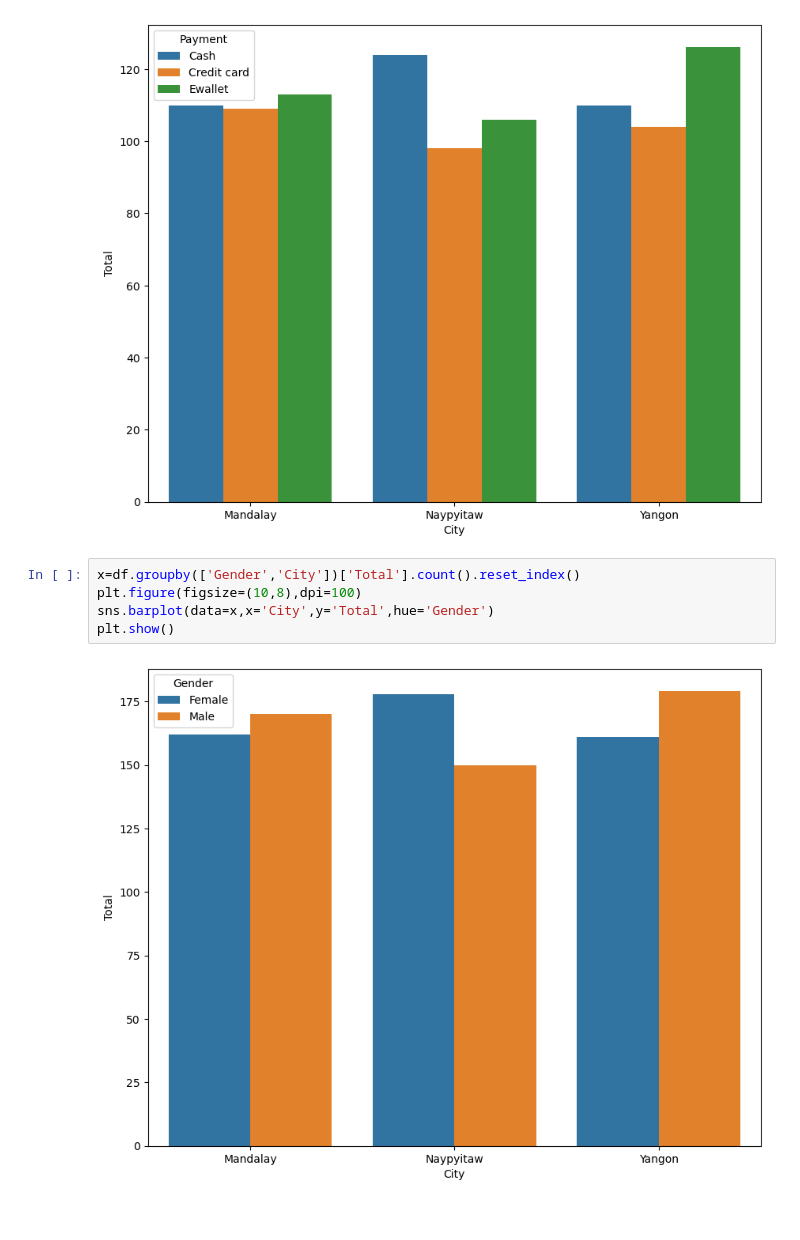
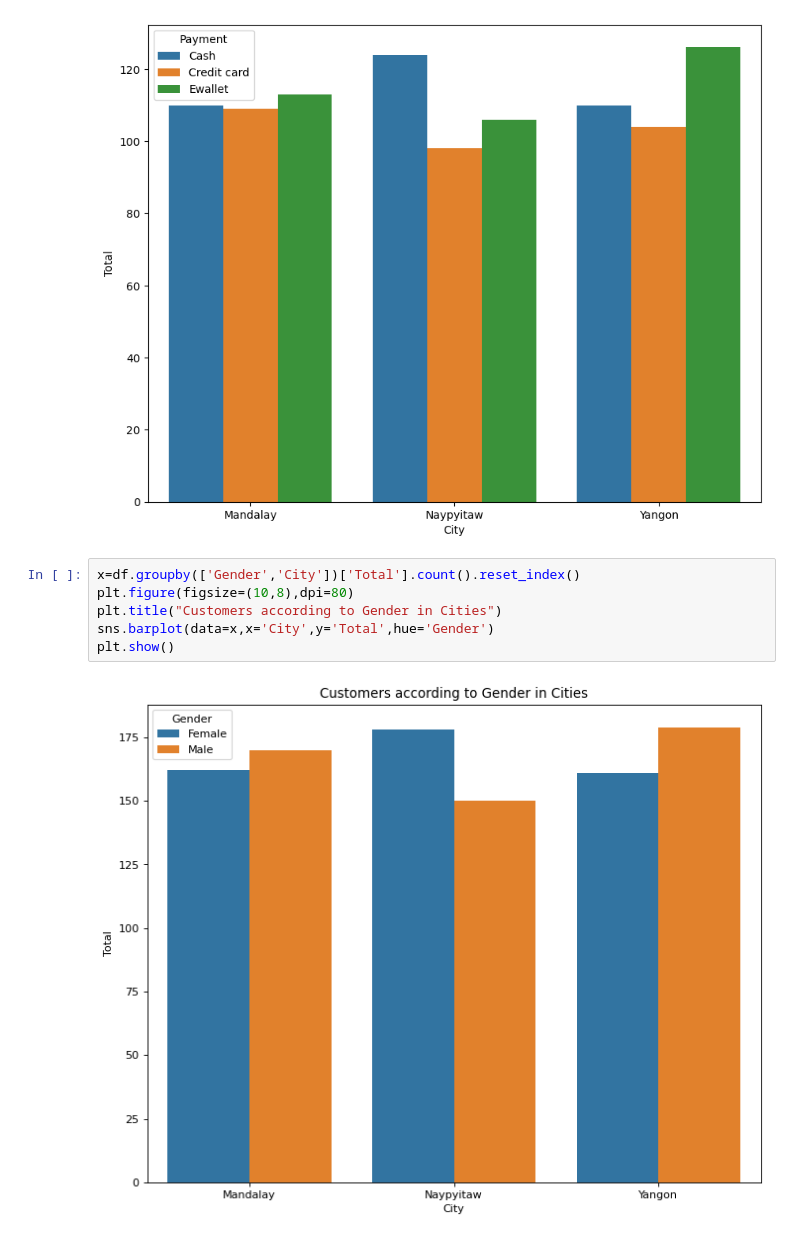
Before and after one commit to isoori/Supermarket-sales, a Jupyter notebook: Untitled.ipynb, the cells around one changed output. Cells and saved outputs as stored; diff of their text form.

```diff
--- a/Untitled.ipynb
+++ b/Untitled.ipynb
@@ -254,8 +254,9 @@ plt.show()
 [figure]
 # %%
 x=df.groupby(['Gender','City'])['Total'].count().reset_index()
-plt.figure(figsize=(10,8),dpi=100)
+plt.figure(figsize=(10,8),dpi=80)
+plt.title("Customers according to Gender in Cities")
 sns.barplot(data=x,x='City',y='Total',hue='Gender')
 plt.show()
 # %% [output]
-[figure, old version]
+[figure, new version]
```
Also changed, not shown: parts of 1 cell of this notebook.
